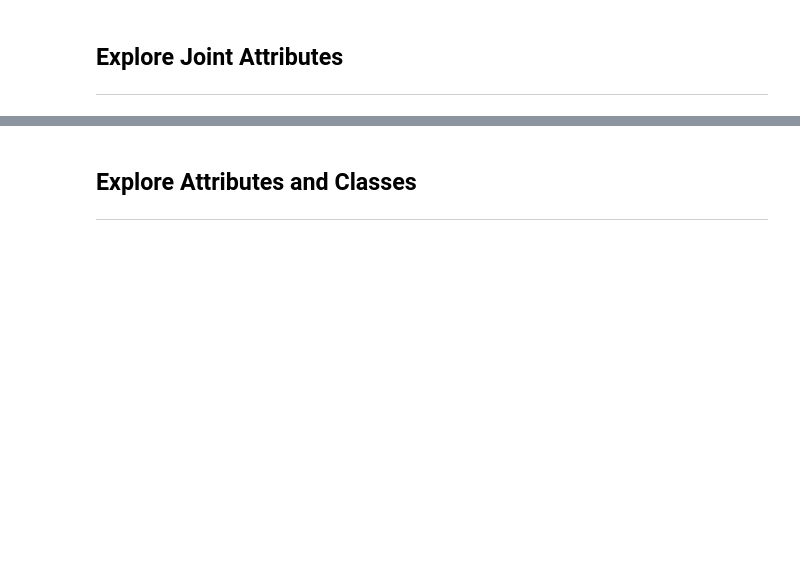
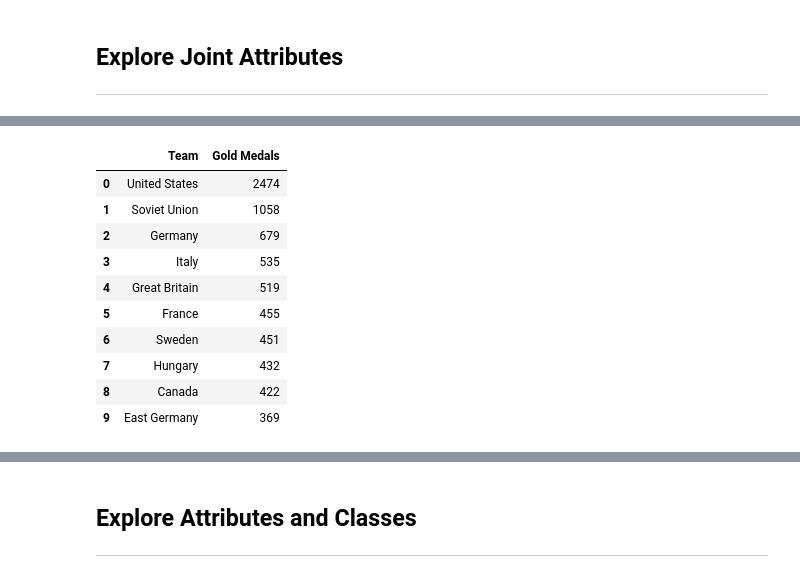
Before and after one commit to i4a/olympics, a Jupyter notebook: LabAssignmentOne.ipynb, the cells around one changed output, grey strips where cells are left out. Drawn from its saved outputs; the diff is of its cells as text; code cells hidden in the pictures; blank space fills up the shorter version.

```diff
--- a/LabAssignmentOne.ipynb
+++ b/LabAssignmentOne.ipynb
@@ -43,0 +76,17 @@ My Section.
+# %%
+gold_medal_counts = pd.DataFrame({'Team':gmc.index,
+                                  'Gold Medals':gmc.values})
+
+gold_medal_counts.head(10)
+# %% [output]
+|  | Team | Gold Medals |
+| 0 | United States | 2474 |
+| 1 | Soviet Union | 1058 |
+| 2 | Germany | 679 |
+| 3 | Italy | 535 |
+| 4 | Great Britain | 519 |
+| 5 | France | 455 |
+| 6 | Sweden | 451 |
+| 7 | Hungary | 432 |
+| 8 | Canada | 422 |
+| 9 | East Germany | 369 |
```
Also changed, not shown: parts of 13 cells of this notebook, 2 other files.
